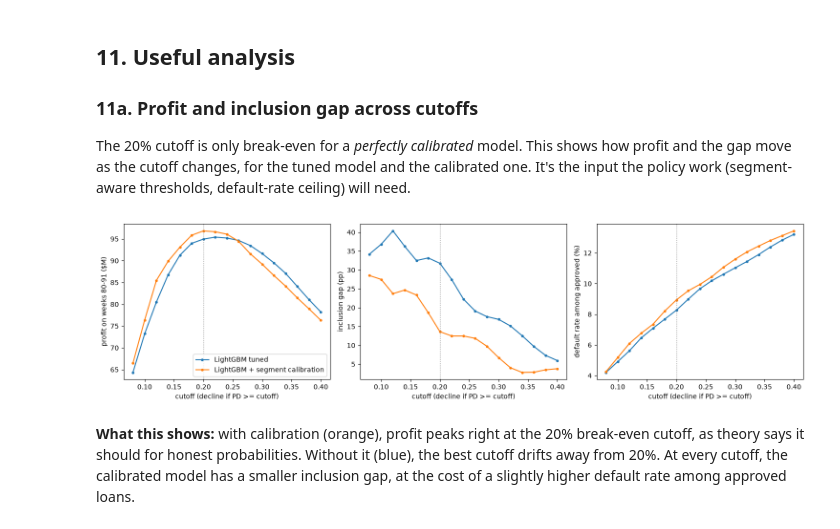
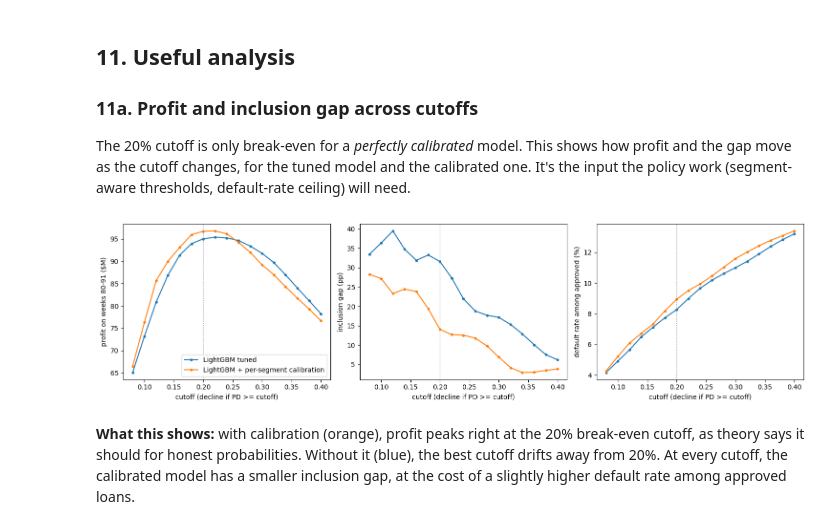
Before and after one commit to Break-Through-Tech/American-Express-1C-second-look-lending, a Jupyter notebook: notebooks/model_building/02_lightgbm.ipynb, the cells around one changed output. Drawn from its saved outputs; the diff is of its cells as text; code cells hidden in the pictures.

Commit message:
Updated LightGBM Hypertuned Files and Documentation

```diff
--- a/notebooks/model_building/02_lightgbm.ipynb
+++ b/notebooks/model_building/02_lightgbm.ipynb
@@ -117,0 +116,4 @@ metrics per segment, and in §8 to calibrate per segment.
+# %%
+for name in ["features_train.parquet", "features_test.parquet"]:
+    matches = list(ROOT.rglob(name))
+    print(name, "→", matches if matches else "NOT FOUND")
@@ -265,11 +270,11 @@ It matches Krish's HistGB (0.768), so this notebook's setup is consistent with t
 # %%
 # Try 30 random LightGBM settings; each one stops adding trees once the tune weeks stop improving.
 
-N_LGB_TRIALS = 30
+N_LGB_TRIALS = 15
 TIE_TOLERANCE = 0.0003
 rng = np.random.default_rng(SEED)
 
-LGB_BASE = {"objective": "binary", "learning_rate": 0.05, "bagging_freq": 1, "verbose": -1,
+LGB_BASE = {"objective": "binary", "learning_rate": 0.03, "bagging_freq": 1, "verbose": -1,
             "num_threads": N_THREADS, "seed": SEED, "feature_pre_filter": False}
 
 # Build the binned datasets once and reuse them for every trial (much faster).
@@ -279,10 +284,10 @@ d_tune = lgb.Dataset(X_all[TU], y_all[TU], reference=d_train)
 
 def sample_lgb():
     return {
-        "num_leaves": int(rng.choice([15, 31, 63, 127])),
-        "min_child_samples": int(np.exp(rng.uniform(np.log(50), np.log(3000)))),
-        "feature_fraction": round(float(rng.uniform(0.5, 1.0)), 2),
-        "bagging_fraction": round(float(rng.uniform(0.6, 1.0)), 2),
+        "num_leaves": int(rng.choice([15, 31, 63])),
+        "min_child_samples": int(np.exp(rng.uniform(np.log(50), np.log(500)))),
+        "feature_fraction": round(float(rng.uniform(0.6, 1.0)), 2),
+        "bagging_fraction": round(float(rng.uniform(0.75, 1.0)), 2),
         "lambda_l2": round(float(np.exp(rng.uniform(np.log(0.1), np.log(50)))), 3),
     }
 
@@ -722,19 +734,19 @@ changes, for the tuned model and the calibrated one. It's the input the policy w
 # %%
 # How profit, inclusion gap and default rate change if the cutoff moves away from 20%.
 
 cutoffs = np.round(np.arange(0.08, 0.42, 0.02), 2)
 fig, axes = plt.subplots(1, 3, figsize=(15, 4))
-for name, p in [("LightGBM tuned", p_lgb), ("LightGBM + segment calibration", p_lgb_cal)]:
+for name, p in [("LightGBM tuned", p_lgb), ("LightGBM + per-segment calibration", p_lgb_cal)]:
     rows = [evaluate(y_all[VA], p, thin_all[VA], cutoff=c) for c in cutoffs]
     axes[0].plot(cutoffs, [r["Profit $M"] for r in rows], marker="o", ms=3, label=name)
     axes[1].plot(cutoffs, [r["Gap@20% pp"] for r in rows], marker="o", ms=3, label=name)
     axes[2].plot(cutoffs, [r["Default % approved"] for r in rows], marker="o", ms=3, label=name)
 for ax, ylab in zip(axes, ["profit on weeks 80-91 ($M)", "inclusion gap (pp)", "default rate among approved (%)"]):
     ax.axvline(CUTOFF, color="grey", ls=":", lw=1)
     ax.set(xlabel="cutoff (decline if PD >= cutoff)", ylabel=ylab)
 axes[0].legend(); plt.tight_layout(); plt.show()
 # %% [output]
-[figure, old version]
+[figure, new version]
 # %% [markdown]
 **What this shows:** with calibration (orange), profit peaks right at the 20% break-even cutoff, as theory says it should for
 honest probabilities. Without it (blue), the best cutoff drifts away from 20%. At every cutoff, the calibrated model has a smaller inclusion
```
Also changed, not shown: parts of 19 cells of this notebook, 2 other files.
